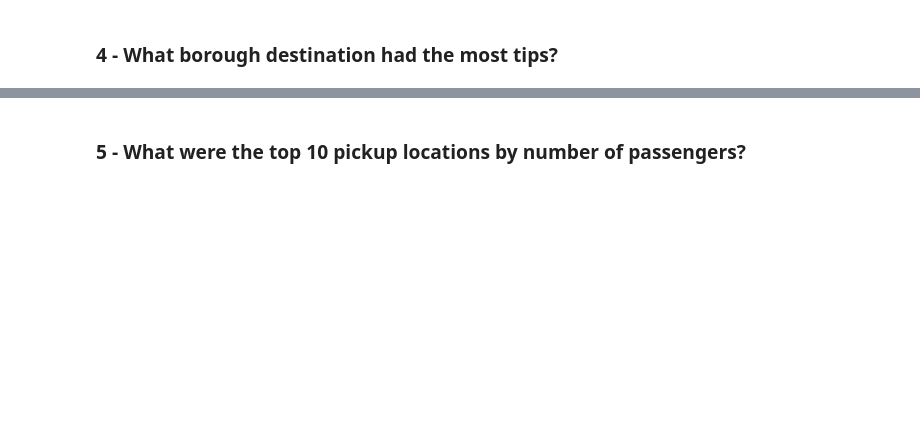
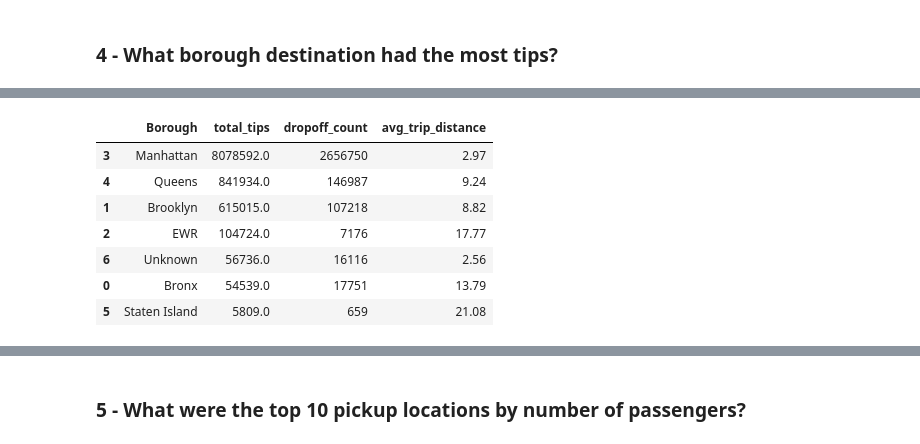
Before and after one commit to samjurassic/datascience-demo, a Jupyter notebook: workshop/DS_Skills_Lab_Colab.ipynb, the cells around one changed output, grey strips where cells are left out. Saved outputs shown, nothing was run; the diff lists cells and outputs as text; code cells hidden in the pictures; blank space fills up the shorter version.

```diff
--- a/workshop/DS_Skills_Lab_Colab.ipynb
+++ b/workshop/DS_Skills_Lab_Colab.ipynb
@@ -148,3 +225,12 @@ borough_metrics = (
 # %%
-borough_metrics.head()
+borough_metrics
+# %% [output]
+|  | Borough | total_tips | dropoff_count | avg_trip_distance |
+| 3 | Manhattan | 8078592.0 | 2656750 | 2.97 |
+| 4 | Queens | 841934.0 | 146987 | 9.24 |
+| 1 | Brooklyn | 615015.0 | 107218 | 8.82 |
+| 2 | EWR | 104724.0 | 7176 | 17.77 |
+| 6 | Unknown | 56736.0 | 16116 | 2.56 |
+| 0 | Bronx | 54539.0 | 17751 | 13.79 |
+| 5 | Staten Island | 5809.0 | 659 | 21.08 |
 # %%
```
Also changed, not shown: parts of 38 cells of this notebook.
